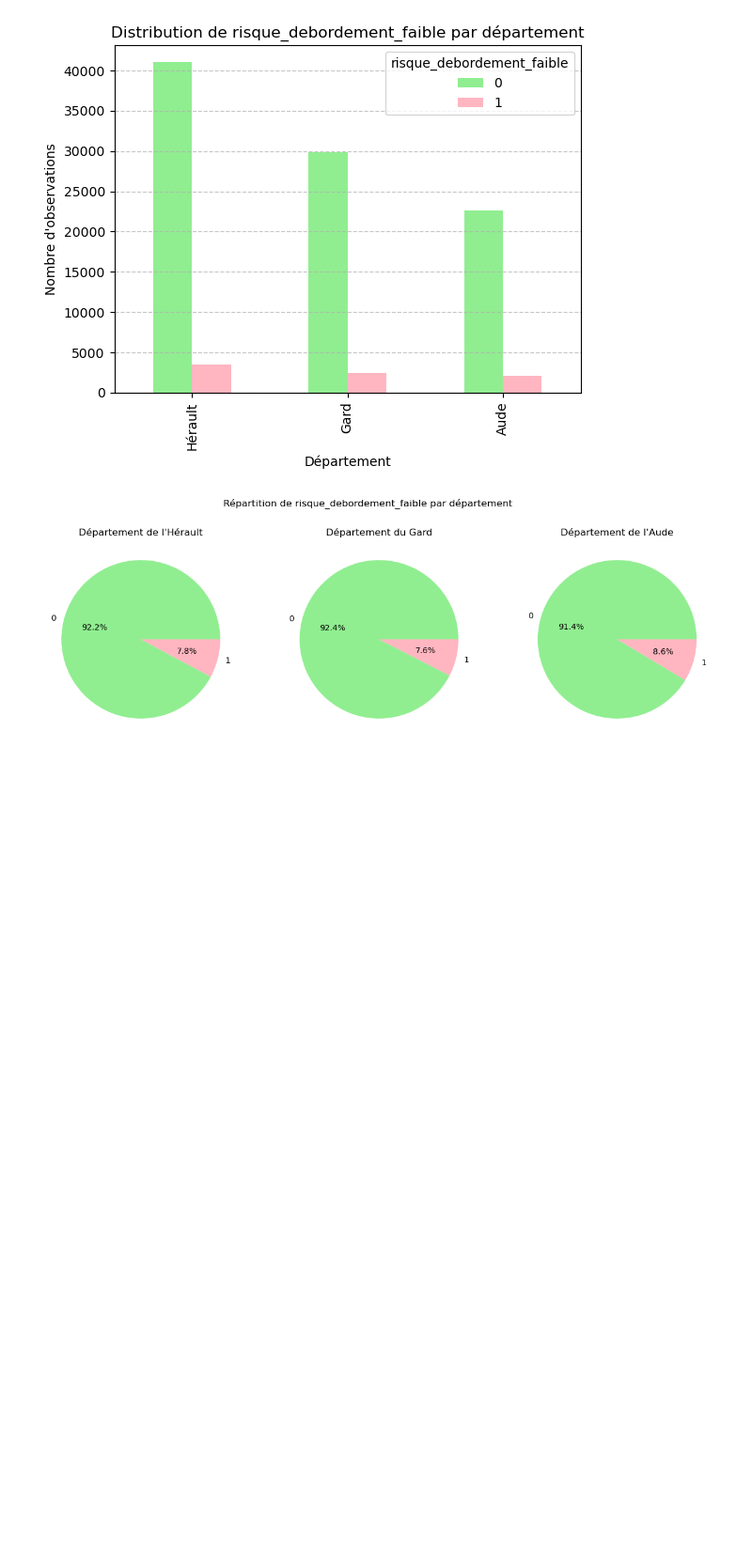
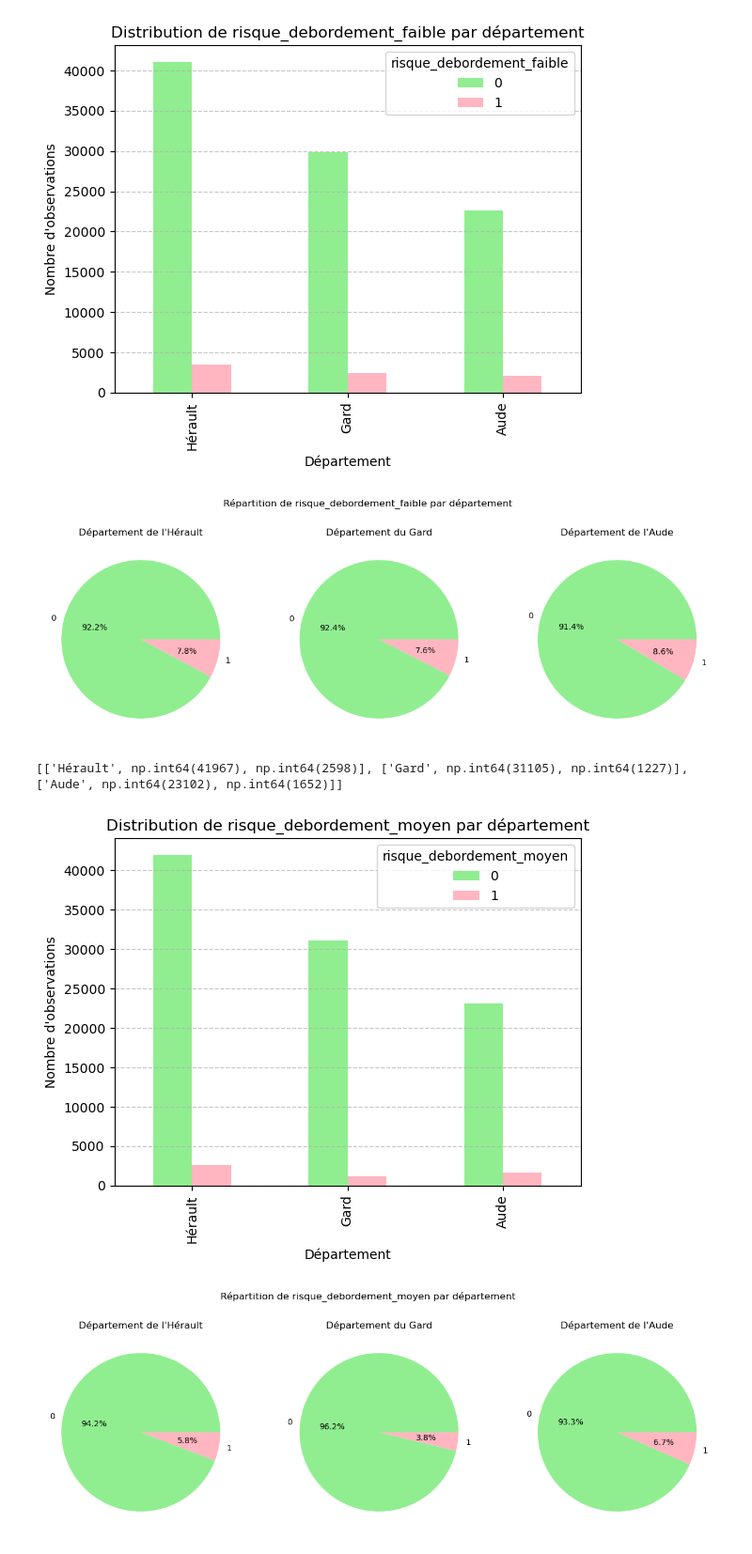
Before and after one commit to ppensier/projet_statapp_inondations, a Jupyter notebook: scripts/stat_data.ipynb, the cells around one changed output. Shown at 94% size. Saved outputs shown, nothing was run; the diff lists cells and outputs as text; code cells hidden in the pictures; blank space fills up the shorter version.

```diff
--- a/scripts/stat_data.ipynb
+++ b/scripts/stat_data.ipynb
@@ -395,7 +414,7 @@ L'objectif est de voir si les valeurs aberrantes observées sont ultra-minoritai
 
 Nous allons ici étudier la base de données des transactions contenant en plus les distances à la rivière, au centre-ville, aux littoraux ainsi que les indicatrices de risque d'inondation après le premier nettoyage (voir Partie 2 de ce notebook). Cette base de données se trouve dans le dossier data du Git sous le nom "DVF_avec_distances_mairies.csv"
 # %%
-dvf_mairie = pd.read_csv("/home/onyxia/work/projet_statapp_inondations-5/data/DVF_avec_distances_mairies.csv")
+dvf_mairie = pd.read_csv("/home/onyxia/work/projet_statapp_inondations-8/data/DVF_avec_distances_mairies.csv")
 # %%
 def statistiques_colonne(df, colonne, binaire, dep):
     #Renvoie les statistiques générales de la colonne colonne du dataframe df
@@ -788,3 +771,9 @@ distribution(dvf_mairie,"risque_debordement_faible", True, False)
 [['Hérault', np.int64(41067), np.int64(3498)], ['Gard', np.int64(29887), np.int64(2445)], ['Aude', np.int64(22622), np.int64(2132)]]
 [figure]
 [figure]
+# %%
+distribution(dvf_mairie,"risque_debordement_moyen", True, False)
+# %% [output]
+[['Hérault', np.int64(41967), np.int64(2598)], ['Gard', np.int64(31105), np.int64(1227)], ['Aude', np.int64(23102), np.int64(1652)]]
+[figure, added]
+[figure, added]
```
Also changed, not shown: parts of 17 cells of this notebook.
